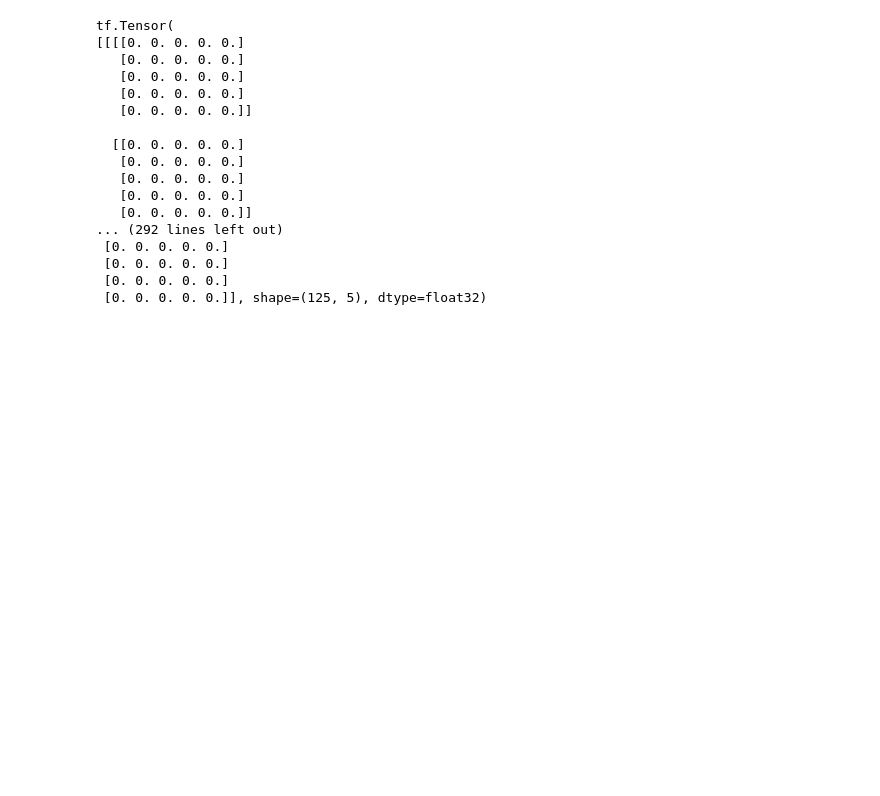
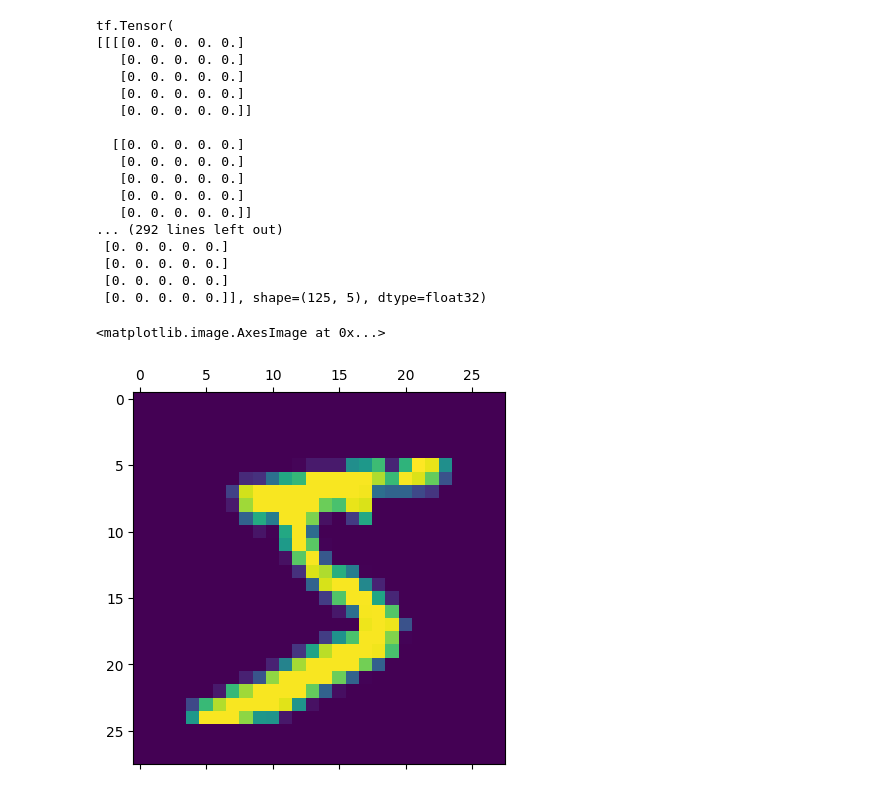
Before and after one commit to MariemDaoud1/TensorFlow101, a Jupyter notebook: Introduction.ipynb, the cells around one changed output. Saved outputs shown, nothing was run; the diff lists cells and outputs as text; code cells hidden in the pictures; blank space fills up the shorter version.

```diff
--- a/Introduction.ipynb
+++ b/Introduction.ipynb
@@ -30,3 +34,12 @@ tf.Tensor(
  [0. 0. 0. 0. 0.]
  [0. 0. 0. 0. 0.]
  [0. 0. 0. 0. 0.]], shape=(125, 5), dtype=float32)
+# %%
+(X_train,y_train),(X_test,y_test) = keras.datasets.mnist.load_data()
+# %%
+len(X_train)
+len(X_test)
+plt.matshow(X_train[0])
+# %% [output]
+<matplotlib.image.AxesImage at 0x...>
+[figure, added]
```
Also changed, not shown: parts of 12 cells of this notebook.
